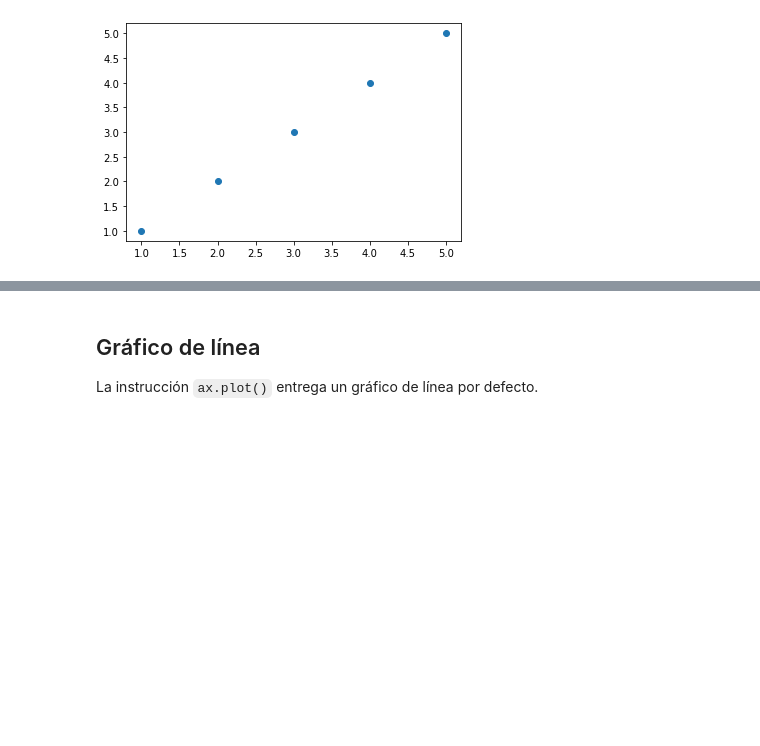
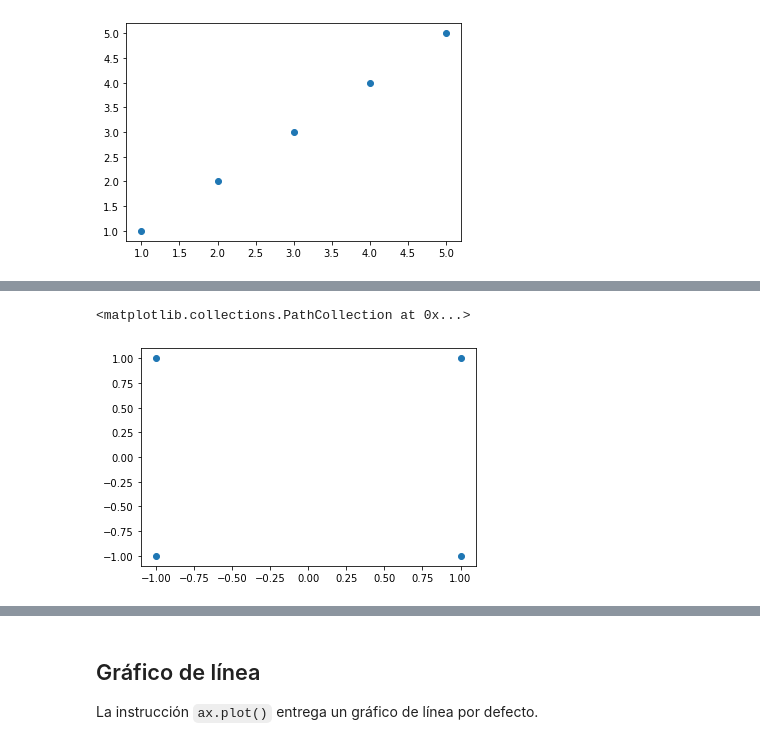
Before and after one commit to jeramirez94/Capacitacion-DataTranslator, a Jupyter notebook: Actividad 2.2.ipynb, the cells around one changed output, grey strips where cells are left out. Cells and saved outputs as stored; diff of their text form; code cells hidden in the pictures; blank space fills up the shorter version.

```diff
--- a/Actividad 2.2.ipynb
+++ b/Actividad 2.2.ipynb
@@ -54,3 +60,13 @@ Graficar cuatro puntos que representen las esquinas de un cuadrado, como en la s
+# %%
+# Código
+x_scrambled = [-1, -1, 1, 1]
+y_data = [-1, 1, -1, 1]
+
+fig, ax = plt.subplots()
+ax.scatter(x_scrambled, y_data)
+# %% [output]
+<matplotlib.collections.PathCollection at 0x...>
+[figure, added]
 # %% [markdown]
 ### Actividad
 Replicar la siguiente gráfica:
```
Also changed, not shown: parts of 47 cells of this notebook, 10 other files.
